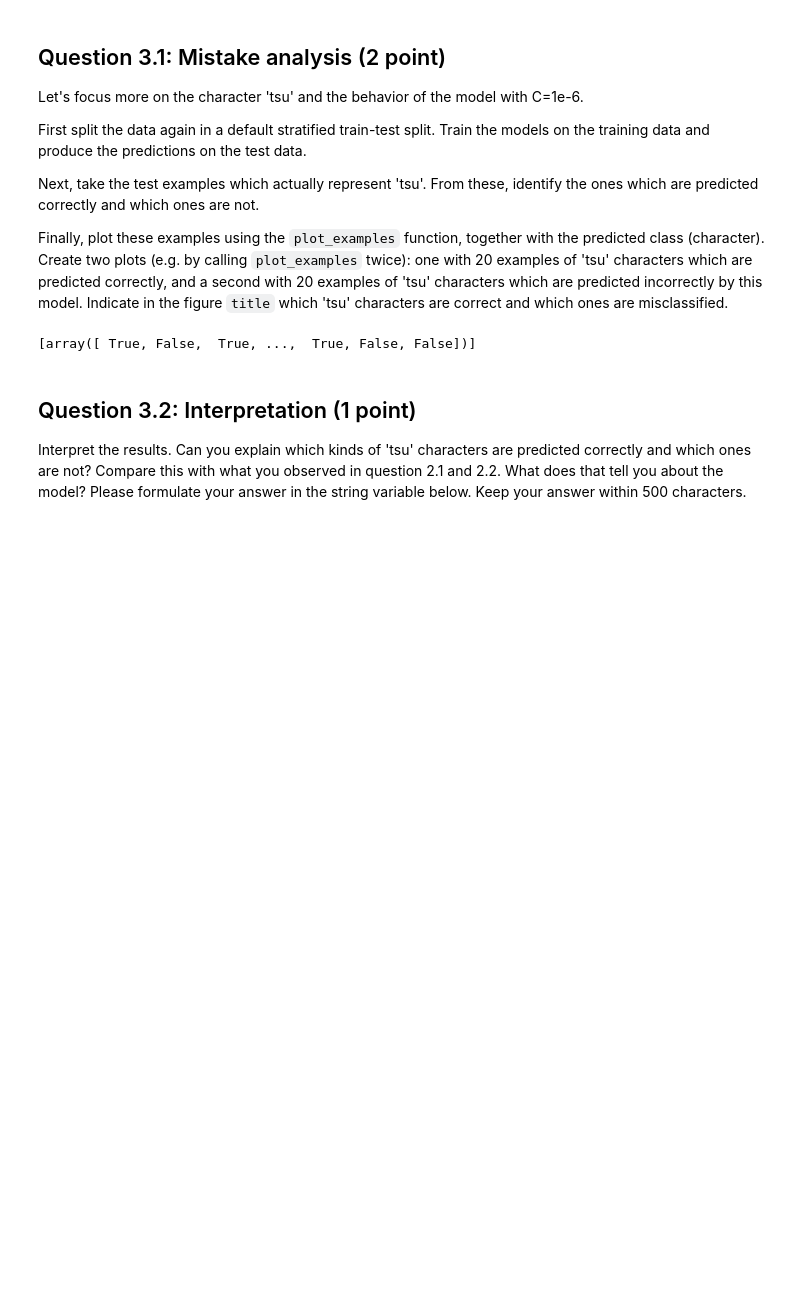
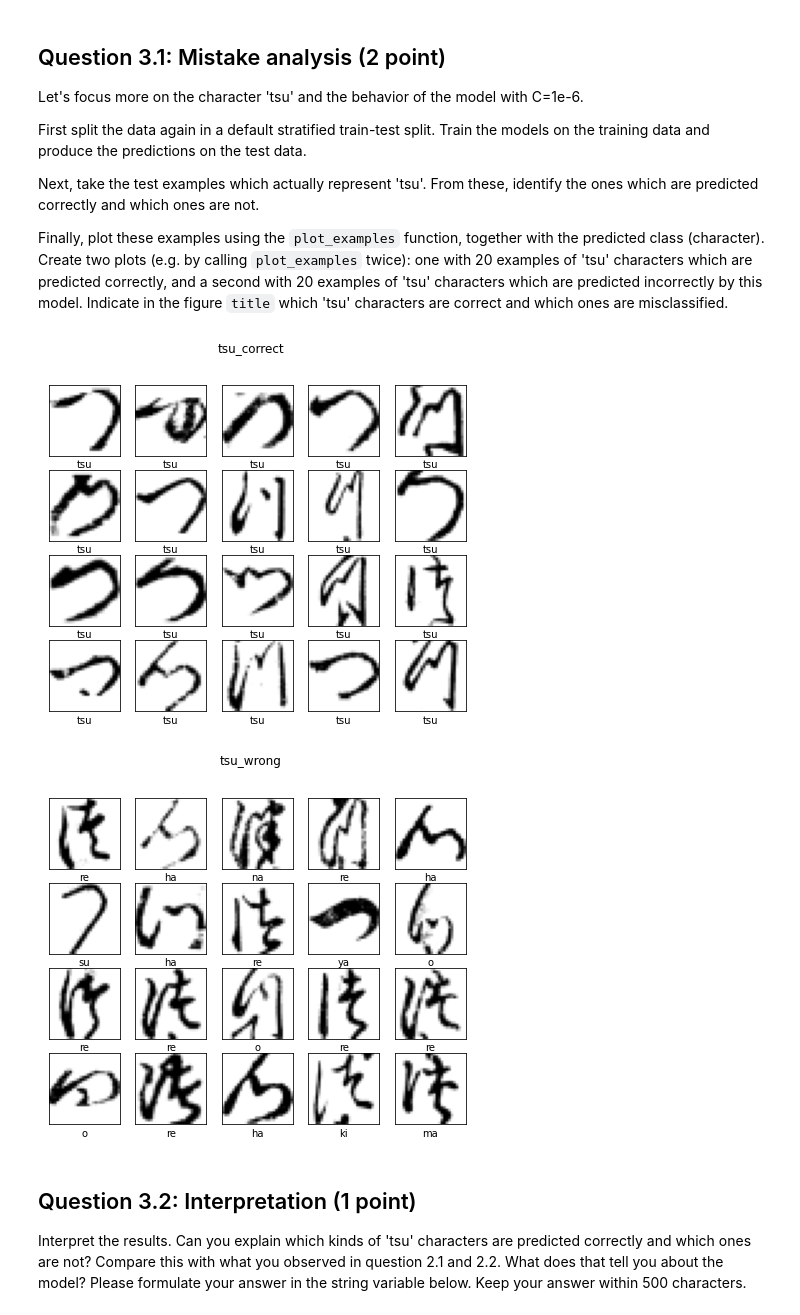
Before and after one commit to ML-course/Machine-Learning_Assignment1, a Jupyter notebook: Assignment_1.ipynb, the cells around one changed output. Saved outputs shown, nothing was run; the diff lists cells and outputs as text; code cells hidden in the pictures; blank space fills up the shorter version.

```diff
--- a/Assignment_1.ipynb
+++ b/Assignment_1.ipynb
@@ -304,28 +323,50 @@ Next, take the test examples which actually represent 'tsu'. From these, identif
 Finally, plot these examples using the `plot_examples` function, together with the predicted class (character). Create two plots (e.g. by calling `plot_examples` twice): one with 20 examples of 'tsu' characters which are predicted correctly, and a second with 20 examples of 'tsu' characters which are predicted incorrectly by this model. Indicate in the figure `title` which 'tsu' characters are correct and which ones are misclassified.
 # %%
 # Implement. Do not change the name or signature of this function.
-
 
 def plot_mistakes(X,y):
     """ Plots two sets of images. The first set shows 20 examples of characters
     predicted correctly by a Logistic Regression classifier with C=1e-6. The
     second set shows 20 examples of misclassifications.
     X -- the data for training and testing
     y -- the correct labels
     Returns: 2 sets of plots, as described above.
     """
-    X_train, X_test, y_train,y_test = train_test_split(X, y)
+    X_train, X_test, y_train,y_test = train_test_split(X, y, stratify=y, random_state=0)
+    # print(X_test.head(1))
     multi_class='multinomial'
     clf = LogisticRegression(C=1e-6, max_iter=100, multi_class = multi_class).fit(X_train,y_train)
+
+#   vector of class labels for each sample
     y_pred = clf.predict(X_test)
-    correctclassified = np.nonzero(y_pred == list(y_test))[0]
-    missclassified = np.nonzero(y_pred != list(y_test))[0]
-    plot_examples(correctclassified, labels= "",title="tsu_correct")
-    plot_examples(missclassified, labels= "",title="tsu_correct")
+
+#   test data for real tsu
+    X_real_tsu = X_test[y_test.values == '3']
+
+#   y_test for real tsu with data number and feature data > series
+    y_real_tsu = y_test[y_test.values == '3']
+
+#   y_test for real tsu with only index
+    y_real_tsu_index = np.nonzero(y_test.values == '3')[0]
+
+#   y_pred with the prediction of true samples > array
+    y_real_tsu_pred = y_pred[y_real_tsu_index]
+
+#   to test the prediction right or wrong
+#   the index of x_test
+    correctclassified = np.nonzero(y_real_tsu_pred == list(y_real_tsu))[0]
+    missclassified = np.nonzero(y_real_tsu_pred != list(y_real_tsu))[0]
+
+#  pick the first 20 index
+    correct_example = correctclassified[:20]
+    wrong_example = missclassified[:20]
+    plot_examples(X_real_tsu.values[correct_example], labels=y_real_tsu_pred[correct_example], title="tsu_correct")
+    plot_examples(X_real_tsu.values[wrong_example], labels=y_real_tsu_pred[wrong_example], title="tsu_wrong")
     pass
 plot_mistakes(X,y)
 # %% [output]
-[array([ True, False,  True, ...,  True, False, False])]
+[figure, added]
+[figure, added]
 # %% [markdown]
 ## Question 3.2: Interpretation (1 point)
 Interpret the results. Can you explain which kinds of 'tsu' characters are predicted correctly and which ones are not? Compare this with what you observed in question 2.1 and 2.2. What does that tell you about the model? Please formulate your answer in the string variable below. Keep your answer within 500 characters.
```
Also changed, not shown: parts of 2 cells of this notebook, 2 other files.
